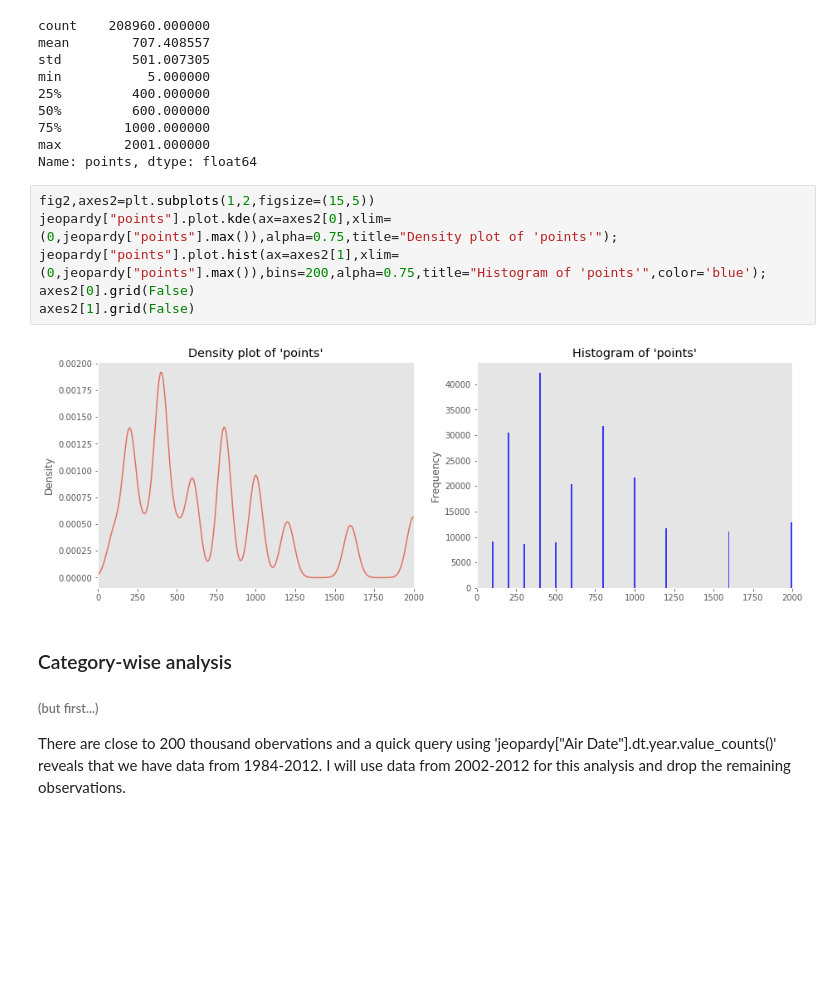
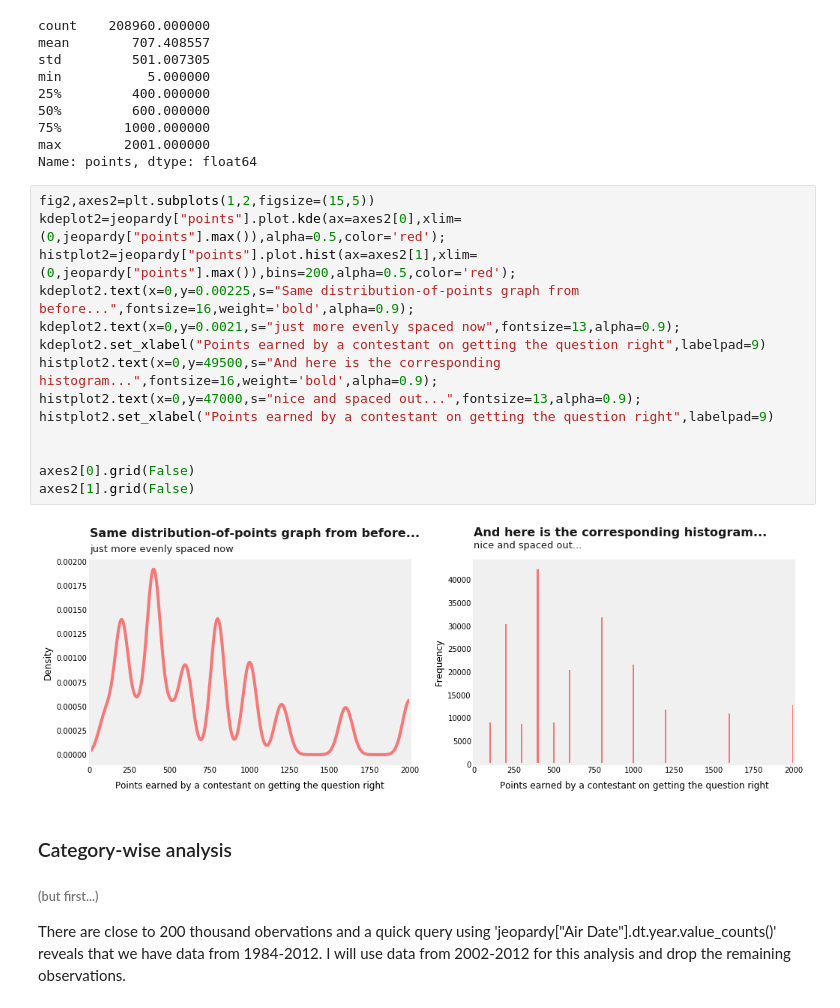
Before and after one commit to rajatbarve/Jeopardy, a Jupyter notebook: Jeopardy_game.ipynb, the cells around one changed output. Drawn from its saved outputs; the diff is of its cells as text; blank space fills up the shorter version.

```diff
--- a/Jeopardy_game.ipynb
+++ b/Jeopardy_game.ipynb
@@ -188,14 +191,22 @@ min           5.000000
 75%        1000.000000
 max        2001.000000
 Name: points, dtype: float64
-# %%
-fig2,axes2=plt.subplots(1,2,figsize=(15,5))
-jeopardy["points"].plot.kde(ax=axes2[0],xlim=(0,jeopardy["points"].max()),alpha=0.75,title="Density plot of 'points'");
-jeopardy["points"].plot.hist(ax=axes2[1],xlim=(0,jeopardy["points"].max()),bins=200,alpha=0.75,title="Histogram of 'points'",color='blue');
-axes2[0].grid(False)
-axes2[1].grid(False)
-# %% [output]
-[figure, removed]
+# %%
+fig2,axes2=plt.subplots(1,2,figsize=(15,5))
+kdeplot2=jeopardy["points"].plot.kde(ax=axes2[0],xlim=(0,jeopardy["points"].max()),alpha=0.5,color='red');
+histplot2=jeopardy["points"].plot.hist(ax=axes2[1],xlim=(0,jeopardy["points"].max()),bins=200,alpha=0.5,color='red');
+kdeplot2.text(x=0,y=0.00225,s="Same distribution-of-points graph from before...",fontsize=16,weight='bold',alpha=0.9);
+kdeplot2.text(x=0,y=0.0021,s="just more evenly spaced now",fontsize=13,alpha=0.9);
+kdeplot2.set_xlabel("Points earned by a contestant on getting the question right",labelpad=9)
+histplot2.text(x=0,y=49500,s="And here is the corresponding histogram...",fontsize=16,weight='bold',alpha=0.9);
+histplot2.text(x=0,y=47000,s="nice and spaced out...",fontsize=13,alpha=0.9);
+histplot2.set_xlabel("Points earned by a contestant on getting the question right",labelpad=9)
+
+
+axes2[0].grid(False)
+axes2[1].grid(False)
+# %% [output]
+[figure, added]
 # %% [markdown]
 ### Category-wise analysis
 ###### (but first...)
```
Also changed, not shown: parts of 13 cells of this notebook.
